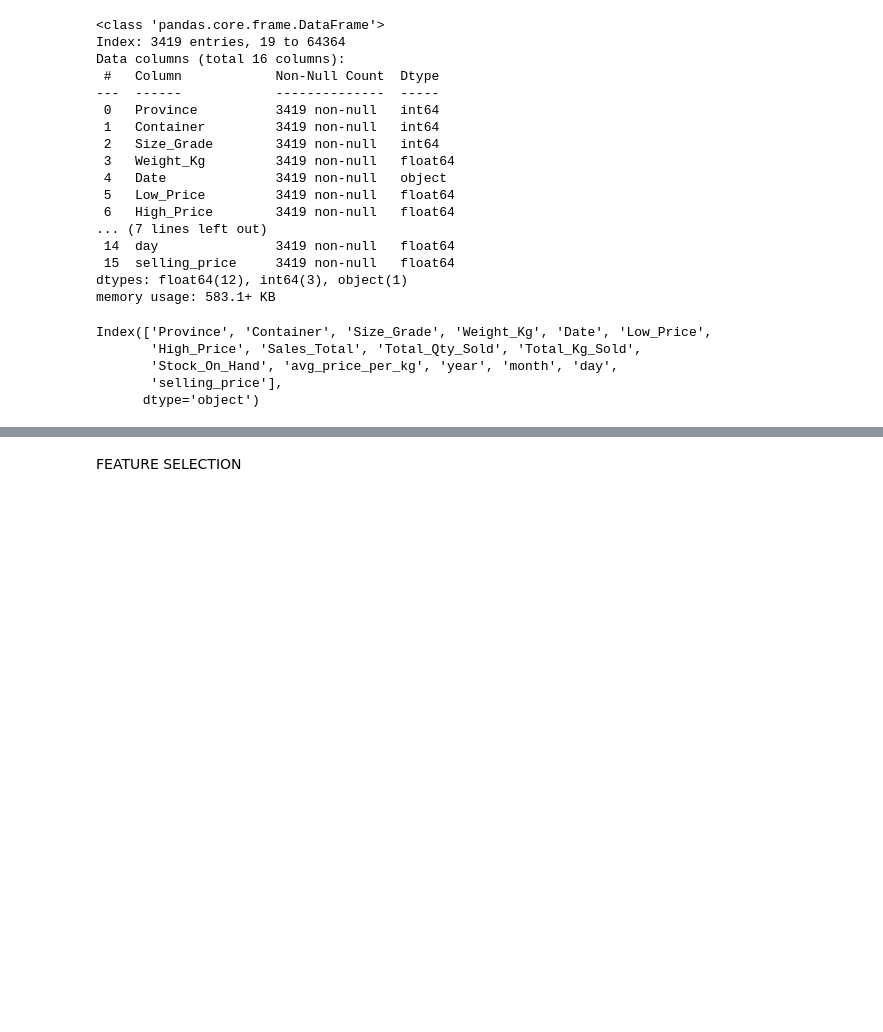
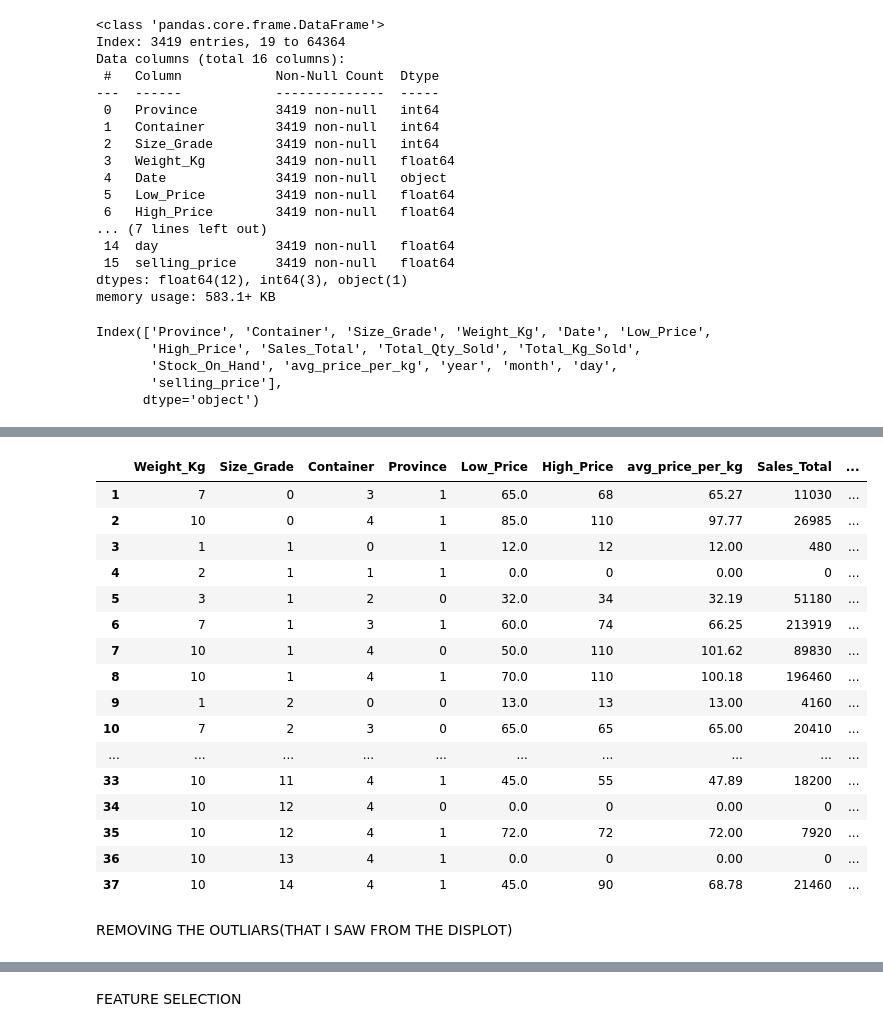
Before and after one commit to The-DigitalAcademy/ML-GAZA, a Jupyter notebook: ml_Onion_brown_predict.ipynb, the cells around one changed output, grey strips where cells are left out. Drawn from its saved outputs; the diff is of its cells as text; code cells hidden in the pictures; blank space fills up the shorter version.

```diff
--- a/ml_Onion_brown_predict.ipynb
+++ b/ml_Onion_brown_predict.ipynb
@@ -223,0 +252,23 @@ onion_brown=onion_brown.drop(columns=['Date'])
+# %%
+# btest = btest[1:]
+btest
+# %% [output]
+|  | Weight_Kg | Size_Grade | Container | Province | Low_Price | High_Price | avg_price_per_kg | Sales_Total | ... |
+| 1 | 7 | 0 | 3 | 1 | 65.0 | 68 | 65.27 | 11030 | ... |
+| 2 | 10 | 0 | 4 | 1 | 85.0 | 110 | 97.77 | 26985 | ... |
+| 3 | 1 | 1 | 0 | 1 | 12.0 | 12 | 12.00 | 480 | ... |
+| 4 | 2 | 1 | 1 | 1 | 0.0 | 0 | 0.00 | 0 | ... |
+| 5 | 3 | 1 | 2 | 0 | 32.0 | 34 | 32.19 | 51180 | ... |
+| 6 | 7 | 1 | 3 | 1 | 60.0 | 74 | 66.25 | 213919 | ... |
+| 7 | 10 | 1 | 4 | 0 | 50.0 | 110 | 101.62 | 89830 | ... |
+| 8 | 10 | 1 | 4 | 1 | 70.0 | 110 | 100.18 | 196460 | ... |
+| 9 | 1 | 2 | 0 | 0 | 13.0 | 13 | 13.00 | 4160 | ... |
+| 10 | 7 | 2 | 3 | 0 | 65.0 | 65 | 65.00 | 20410 | ... |
+| ... | ... | ... | ... | ... | ... | ... | ... | ... | ... |
+| 33 | 10 | 11 | 4 | 1 | 45.0 | 55 | 47.89 | 18200 | ... |
+| 34 | 10 | 12 | 4 | 0 | 0.0 | 0 | 0.00 | 0 | ... |
+| 35 | 10 | 12 | 4 | 1 | 72.0 | 72 | 72.00 | 7920 | ... |
+| 36 | 10 | 13 | 4 | 1 | 0.0 | 0 | 0.00 | 0 | ... |
+| 37 | 10 | 14 | 4 | 1 | 45.0 | 90 | 68.78 | 21460 | ... |
+# %% [markdown]
+REMOVING THE OUTLIARS(THAT I SAW FROM THE DISPLOT)
```
Also changed, not shown: parts of 22 cells of this notebook, 3 other files.
